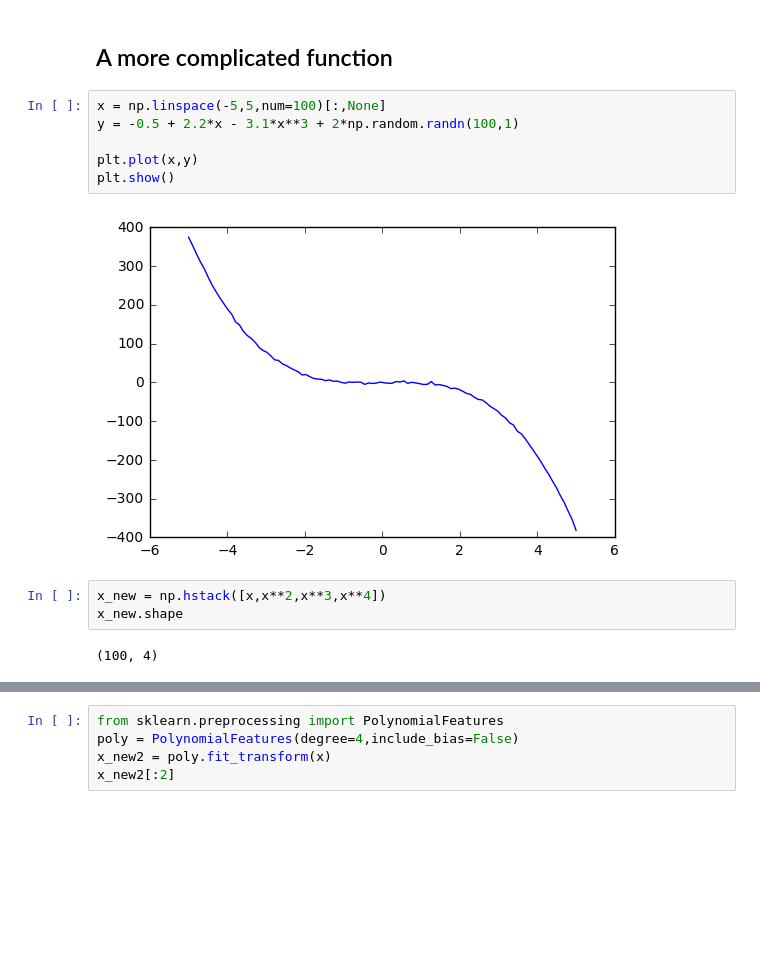
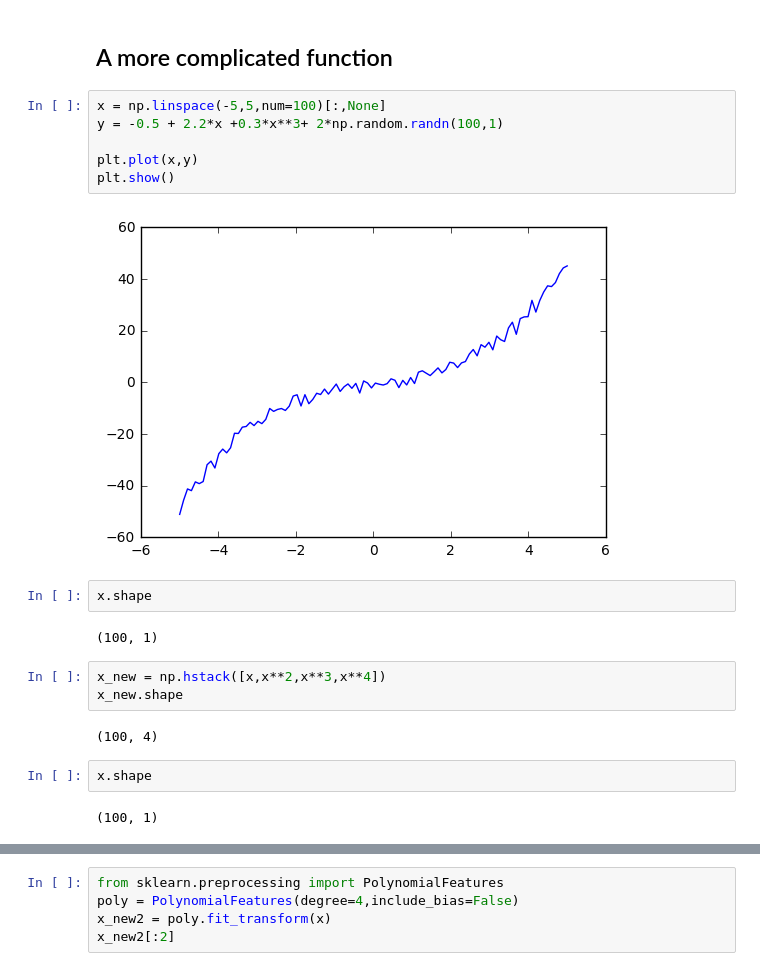
Before and after one commit to sachinruk/deepschool.io, a Jupyter notebook: LinRegression Basics.ipynb, the cells around one changed output, grey strips where cells are left out. Saved outputs shown, nothing was run; the diff lists cells and outputs as text; blank space fills up the shorter version.

```diff
--- a/LinRegression Basics.ipynb
+++ b/LinRegression Basics.ipynb
@@ -115,15 +234,23 @@ plt.show()
 ## A more complicated function
 # %%
 x = np.linspace(-5,5,num=100)[:,None]
-y = -0.5 + 2.2*x - 3.1*x**3 + 2*np.random.randn(100,1)
+y = -0.5 + 2.2*x +0.3*x**3+ 2*np.random.randn(100,1)
 
 plt.plot(x,y)
 plt.show()
 # %% [output]
-[figure, old version]
+[figure, new version]
+# %%
+x.shape
+# %% [output]
+(100, 1)
 # %%
 x_new = np.hstack([x,x**2,x**3,x**4])
 x_new.shape
 # %% [output]
 (100, 4)
+# %%
+x.shape
+# %% [output]
+(100, 1)
 # %%
```
Also changed, not shown: parts of 25 cells of this notebook, 1 other file.
